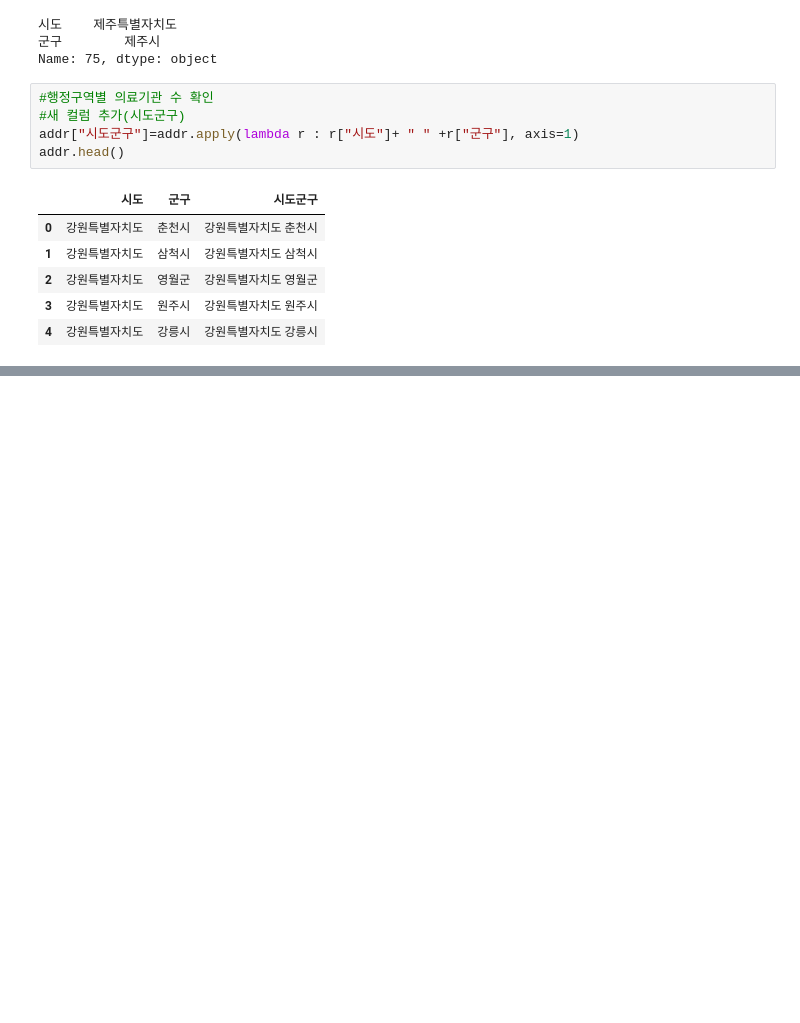
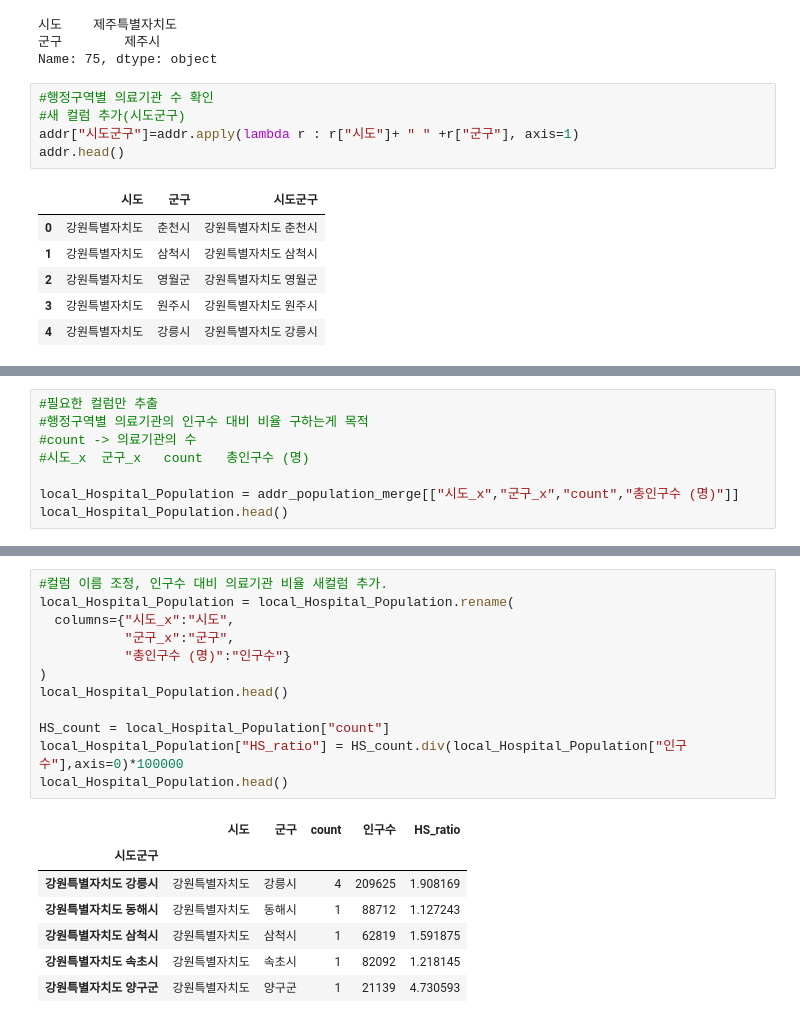
Before and after one commit to jurwon/BigdataVisualization_analyze, a Jupyter notebook: ch3_지도맵-통계/test2.ipynb, the cells around one changed output, grey strips where cells are left out. Cells and saved outputs as stored; diff of their text form; blank space fills up the shorter version.

```diff
--- a/ch3_지도맵-통계/test2.ipynb
+++ b/ch3_지도맵-통계/test2.ipynb
@@ -146,0 +246,8 @@ addr.head()
+# %%
+#필요한 컬럼만 추출
+#행정구역별 의료기관의 인구수 대비 비율 구하는게 목적
+#count -> 의료기관의 수
+#시도_x	군구_x	count	총인구수 (명)
+
+local_Hospital_Population = addr_population_merge[["시도_x","군구_x","count","총인구수 (명)"]]
+local_Hospital_Population.head()
@@ -146,0 +262,20 @@ addr.head()
+# %%
+#컬럼 이름 조정, 인구수 대비 의료기관 비율 새컬럼 추가.
+local_Hospital_Population = local_Hospital_Population.rename(
+  columns={"시도_x":"시도",
+           "군구_x":"군구",
+           "총인구수 (명)":"인구수"}
+)
+local_Hospital_Population.head()
+
+HS_count = local_Hospital_Population["count"]
+local_Hospital_Population["HS_ratio"] = HS_count.div(local_Hospital_Population["인구수"],axis=0)*100000
+local_Hospital_Population.head()
+# %% [output]
+|  | 시도 | 군구 | count | 인구수 | HS_ratio |
+| 시도군구 |  |  |  |  |  |
+| 강원특별자치도 강릉시 | 강원특별자치도 | 강릉시 | 4 | 209625 | 1.908169 |
+| 강원특별자치도 동해시 | 강원특별자치도 | 동해시 | 1 | 88712 | 1.127243 |
+| 강원특별자치도 삼척시 | 강원특별자치도 | 삼척시 | 1 | 62819 | 1.591875 |
+| 강원특별자치도 속초시 | 강원특별자치도 | 속초시 | 1 | 82092 | 1.218145 |
+| 강원특별자치도 양구군 | 강원특별자치도 | 양구군 | 1 | 21139 | 4.730593 |
```
Also changed, not shown: parts of 9 cells of this notebook.
